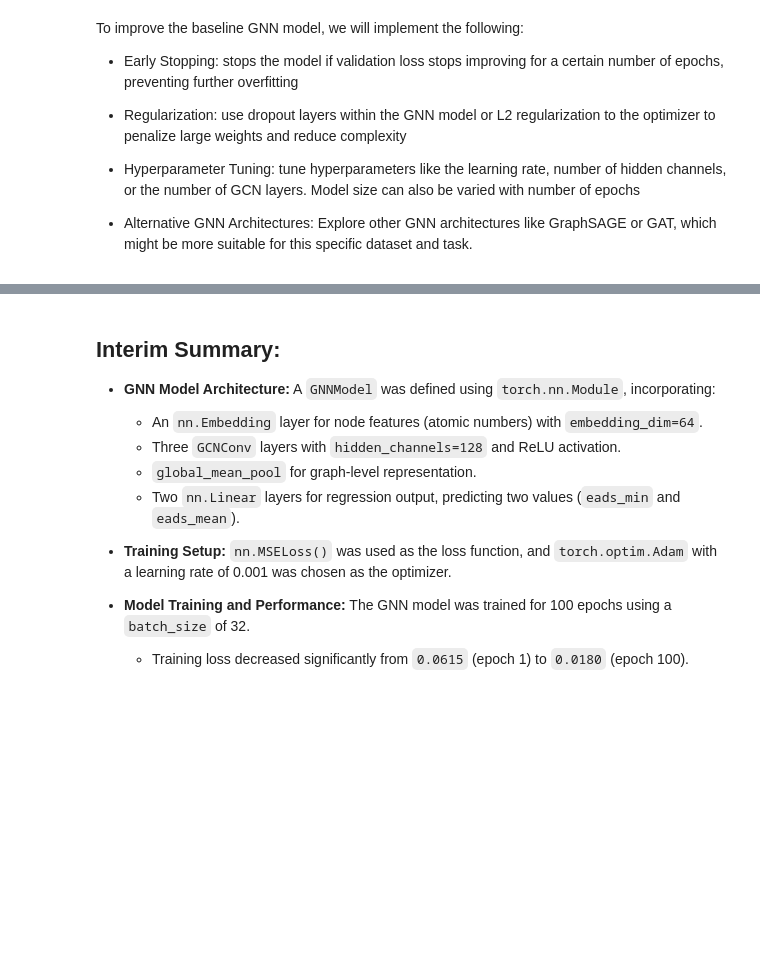
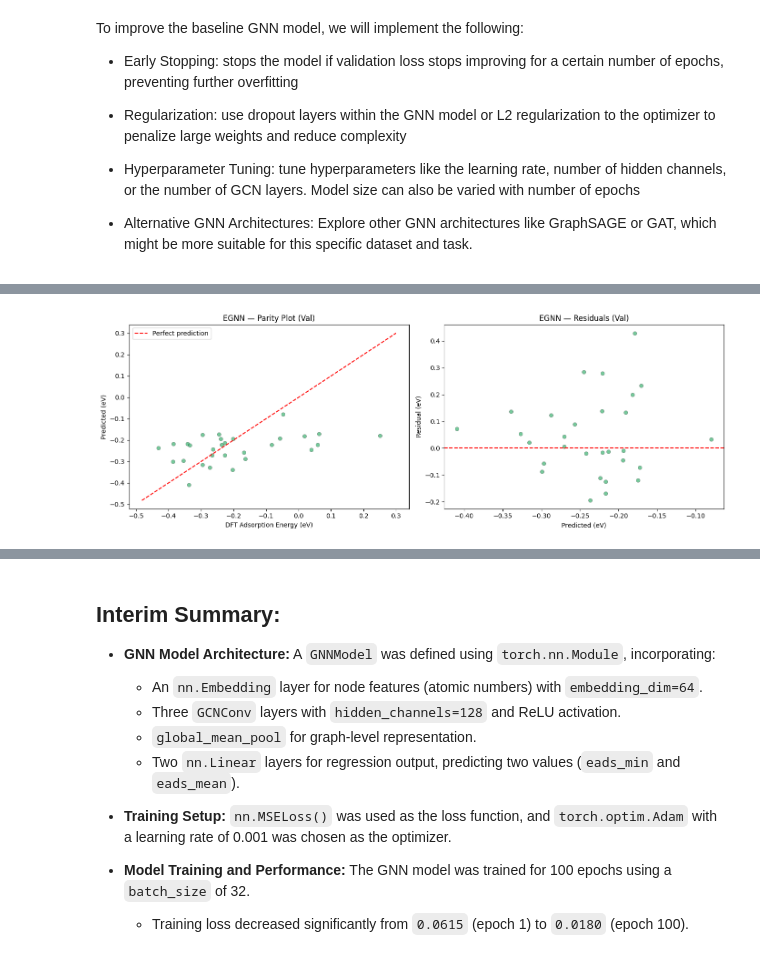
Before and after one commit to semmatoninn/CHE1148_MOFs_AtomicWizards, a Jupyter notebook: MOFs_E3GNN__AtomicWizards.ipynb, the cells around one changed output, grey strips where cells are left out. Saved outputs shown, nothing was run; the diff lists cells and outputs as text; code cells hidden in the pictures; blank space fills up the shorter version.

```diff
--- a/MOFs_E3GNN__AtomicWizards.ipynb
+++ b/MOFs_E3GNN__AtomicWizards.ipynb
@@ -818,0 +1342,10 @@ To improve the baseline GNN model, we will implement the following:
+# %%
+# ── Cell: EGNN Evaluate + Store Results ──────────────────────────────────────
+
+egnn_val_preds,  egnn_val_targets  = collect_predictions(egnn_model, val_loader)
+#egnn_test_preds, egnn_test_targets = collect_predictions(egnn_model, test_loader)
+
+results.append(compute_metrics(egnn_val_targets[:,0],  egnn_val_preds[:,0],  'EGNN', 'val'))
+#results.append(compute_metrics(egnn_test_targets[:,0], egnn_test_preds[:,0], 'EGNN', 'test'))
+
+pd.DataFrame(results)
@@ -818,0 +1360,31 @@ To improve the baseline GNN model, we will implement the following:
+# %%
+# ── Cell: EGNN Diagnostics ────────────────────────────────────────────────────
+
+fig, axes = plt.subplots(1, 2, figsize=(14, 5))
+
+# Parity plot
+ax = axes[0]
+y_true = egnn_val_targets[:, 0]
+y_pred = egnn_val_preds[:,  0]
+lo = min(y_true.min(), y_pred.min()) - 0.05
+hi = max(y_true.max(), y_pred.max()) + 0.05
+ax.scatter(y_true, y_pred, alpha=0.7, edgecolors='k', linewidths=0.3, color='mediumseagreen')
+ax.plot([lo, hi], [lo, hi], 'r--', linewidth=1.5, label='Perfect prediction')
+ax.set_xlabel('DFT Adsorption Energy (eV)')
+ax.set_ylabel('Predicted (eV)')
+ax.set_title('EGNN — Parity Plot (Val)')
+ax.legend()
+
+# Residuals
+ax = axes[1]
+residuals = y_true - y_pred
+ax.scatter(y_pred, residuals, alpha=0.7, edgecolors='k', linewidths=0.3, color='mediumseagreen')
+ax.axhline(0, color='r', linestyle='--', linewidth=1.5)
+ax.set_xlabel('Predicted (eV)')
+ax.set_ylabel('Residual (eV)')
+ax.set_title('EGNN — Residuals (Val)')
+
+plt.tight_layout()
+plt.show()
+# %% [output]
+[figure, added]
```
Also changed, not shown: parts of 26 cells of this notebook.
